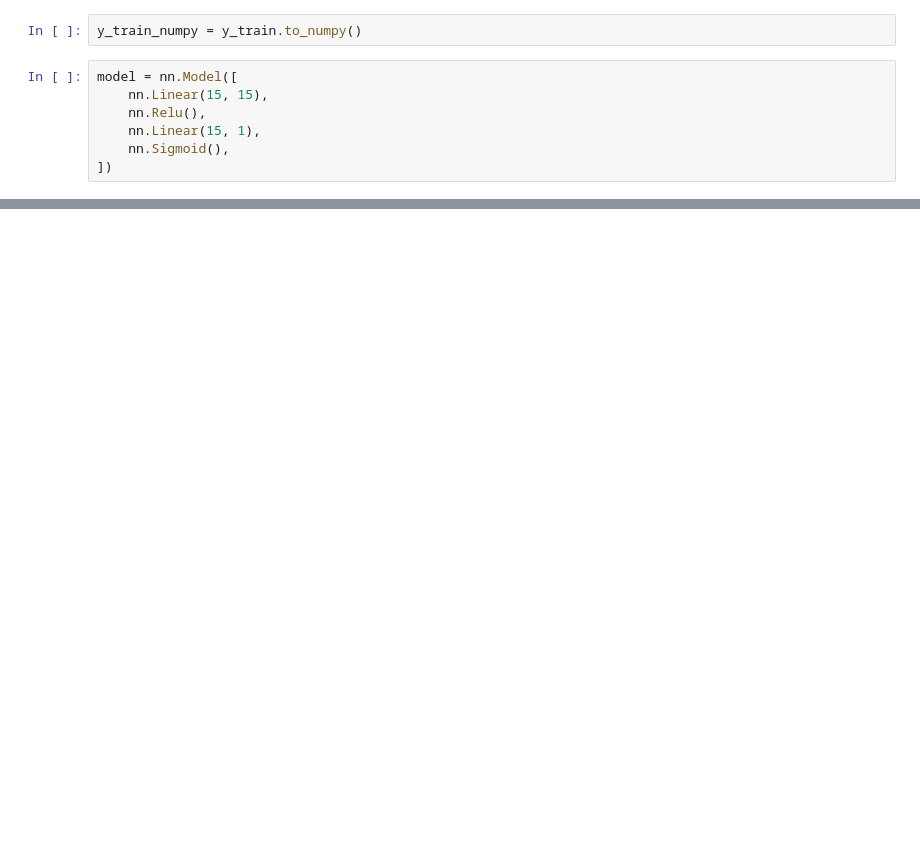
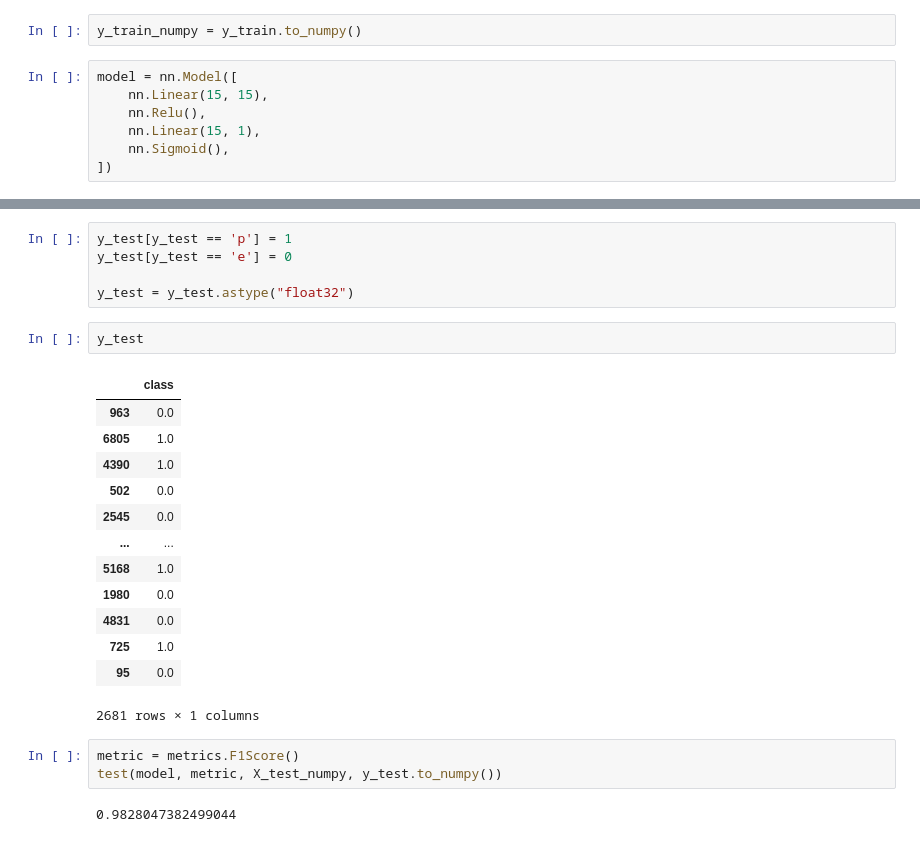
Before and after one commit to vladstepanyuk/NSU_courses, a Jupyter notebook: 3 course/Tpns/2/mushrooms.ipynb, the cells around one changed output, grey strips where cells are left out. Drawn from its saved outputs; the diff is of its cells as text; blank space fills up the shorter version.

```diff
--- a/3 course/Tpns/2/mushrooms.ipynb
+++ b/3 course/Tpns/2/mushrooms.ipynb
@@ -215,0 +247,26 @@ AttributeError: module 'nn' has no attribute 'Metric'
+# %%
+y_test[y_test == 'p'] = 1
+y_test[y_test == 'e'] = 0
+
+y_test = y_test.astype("float32")
+# %%
+y_test
+# %% [output]
+|  | class |
+| 963 | 0.0 |
+| 6805 | 1.0 |
+| 4390 | 1.0 |
+| 502 | 0.0 |
+| 2545 | 0.0 |
+| ... | ... |
+| 5168 | 1.0 |
+| 1980 | 0.0 |
+| 4831 | 0.0 |
+| 725 | 1.0 |
+| 95 | 0.0 |
+2681 rows × 1 columns
+# %%
+metric = metrics.F1Score()
+test(model, metric, X_test_numpy, y_test.to_numpy())
+# %% [output]
+0.9828047382499044
```
Also changed, not shown: parts of 13 cells of this notebook, 2 other files.
